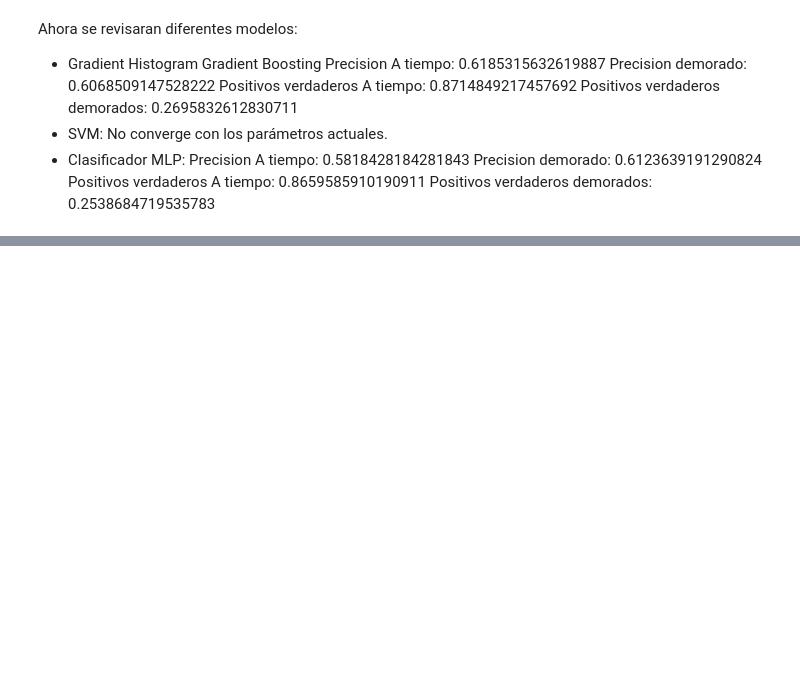
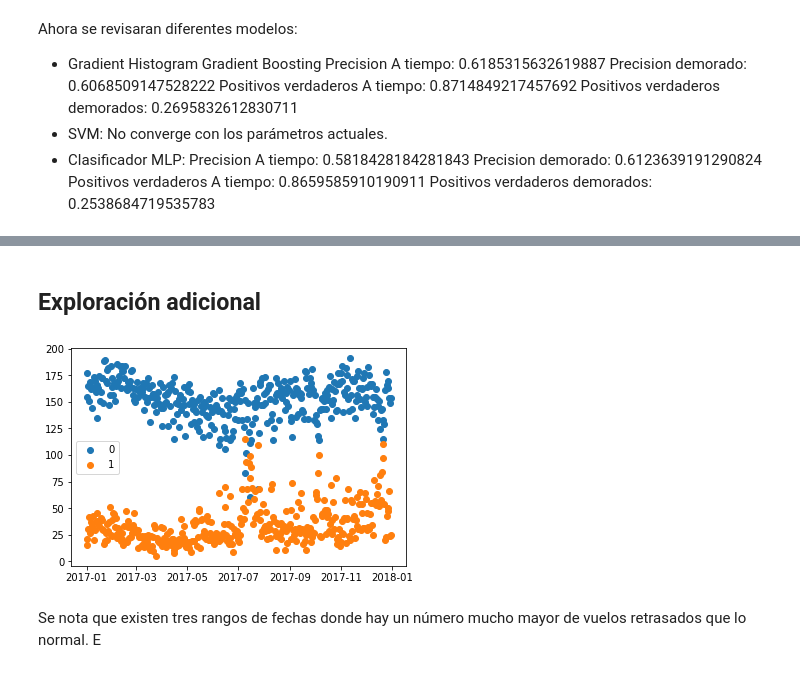
Before and after one commit to AndresFrancoG/desafioDSLatam, a Jupyter notebook: solution.ipynb, the cells around one changed output, grey strips where cells are left out. Cells and saved outputs as stored; diff of their text form; code cells hidden in the pictures; blank space fills up the shorter version.

Commit message:
Grafica que explora el comportamiento de los vuelos a tiempo y los vuelos atrasados diarios durante el año

```diff
--- a/solution.ipynb
+++ b/solution.ipynb
@@ -535,0 +536,16 @@ La ciudad de destino tiene una gran importancia en la predicción de los vuelo
+# %% [markdown]
+## Exploración adicional
+# %%
+#Se comparan los vuelos retrasados y los vuelos a tiempo.
+retrasados = latamDF.atraso_15.unique().tolist()
+for x in retrasados:
+    latamDF_week = latamDF.loc[latamDF['atraso_15']==x]
+    countMD = latamDF_week.groupby(pd.Grouper(key='Fecha-I',freq='1D')).count()
+    ax = plt.scatter(countMD.index,countMD['Fecha-O'],label=x)
+
+plt.legend();
+plt.show()
+# %% [output]
+[figure, added]
+# %% [markdown]
+Se nota que existen tres rangos de fechas donde hay un número mucho mayor de vuelos retrasados que lo normal.  E
```
Also changed, not shown: parts of 4 cells of this notebook.
